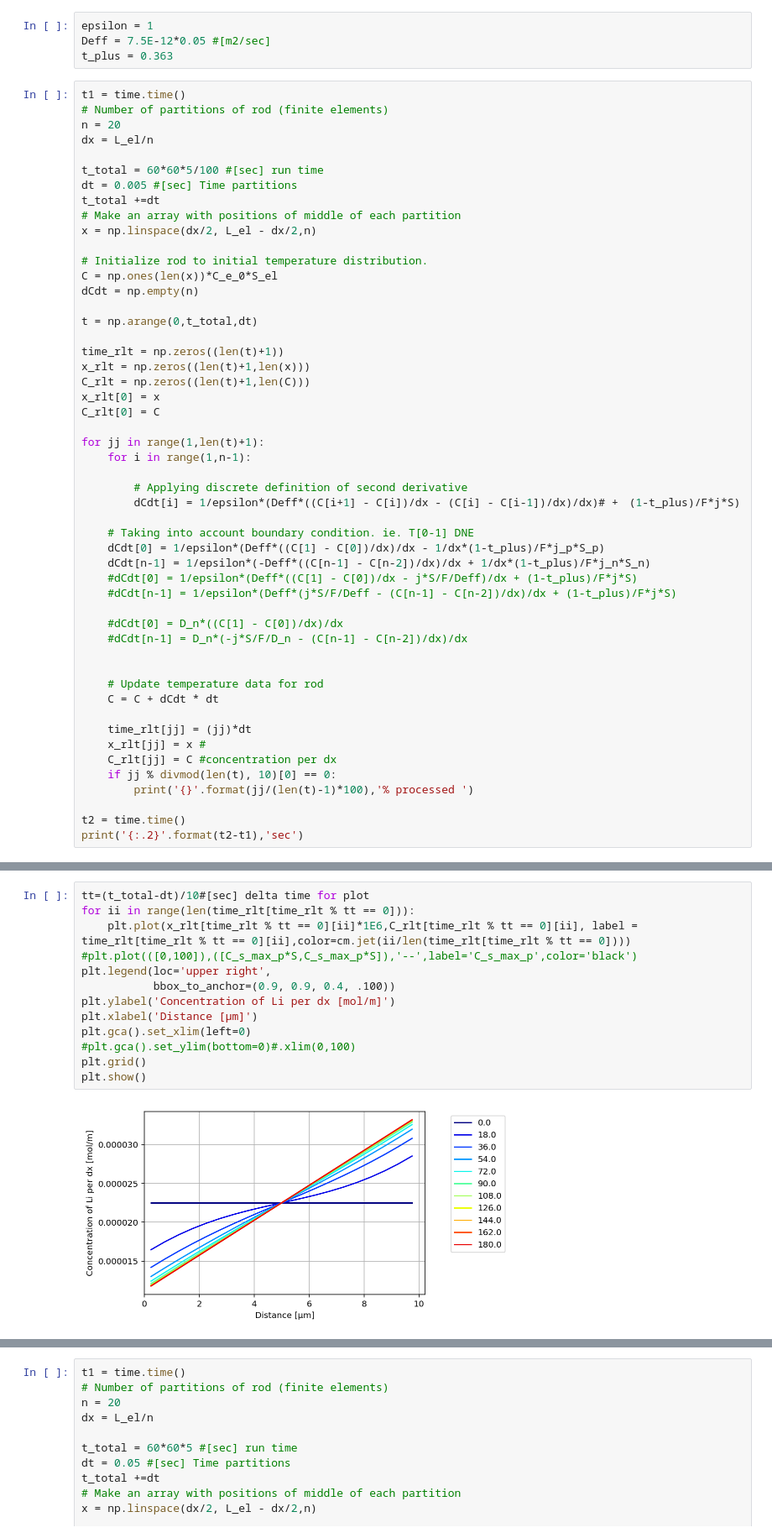
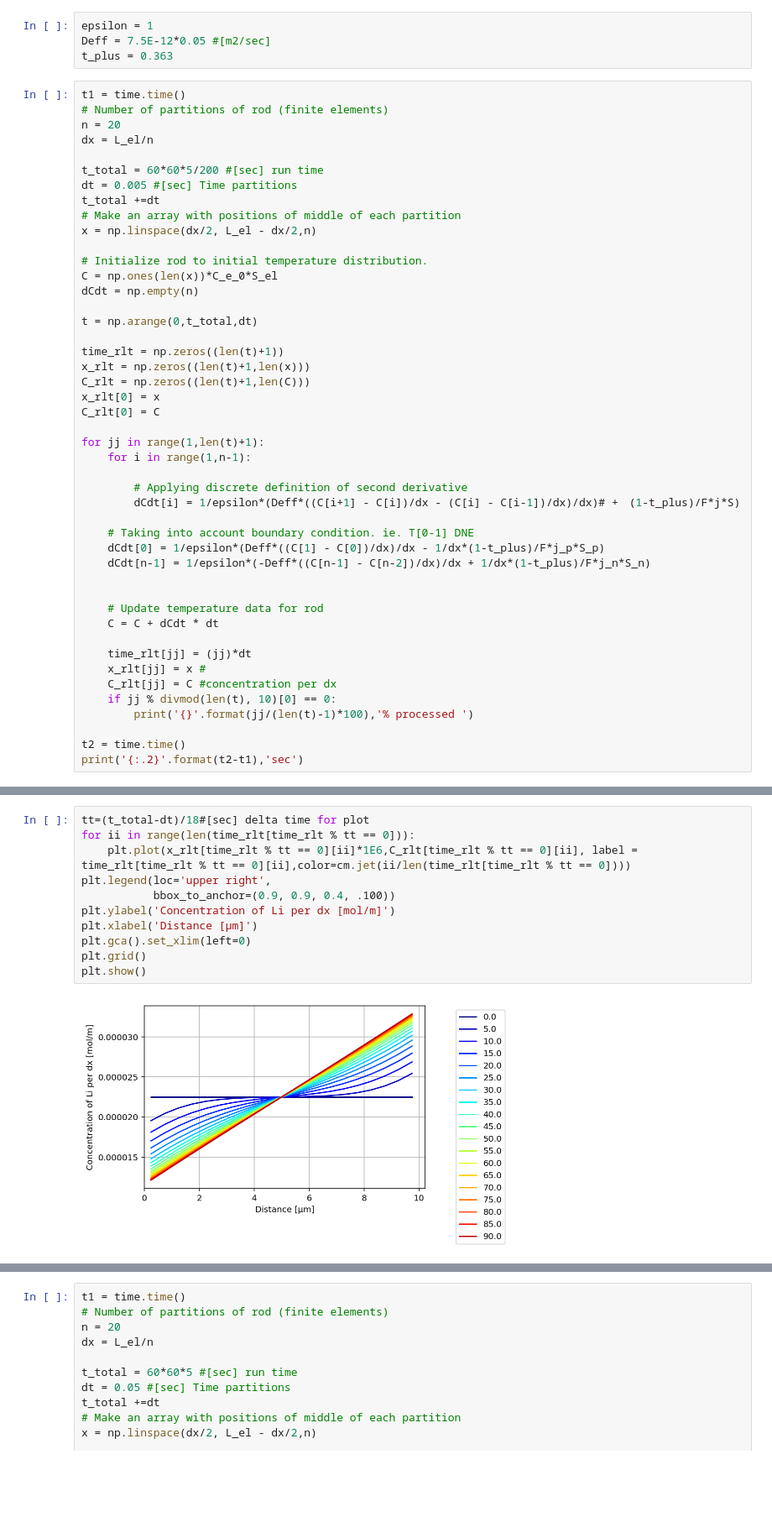
Before and after one commit to TakumaKawahara/BS-StudyGroup, a Jupyter notebook: Model#5/BS_Model#5_ver1.1.ipynb, the cells around one changed output, grey strips where cells are left out. Shown at 84% size. Saved outputs shown, nothing was run; the diff lists cells and outputs as text; blank space fills up the shorter version.

```diff
--- a/Model#5/BS_Model#5_ver1.1.ipynb
+++ b/Model#5/BS_Model#5_ver1.1.ipynb
@@ -634,7 +642,7 @@ t1 = time.time()
 n = 20
 dx = L_el/n
 
-t_total = 60*60*5/100 #[sec] run time
+t_total = 60*60*5/200 #[sec] run time
 dt = 0.005 #[sec] Time partitions
 t_total +=dt
 # Make an array with positions of middle of each partition
@@ -661,11 +669,6 @@ for jj in range(1,len(t)+1):
     # Taking into account boundary condition. ie. T[0-1] DNE
     dCdt[0] = 1/epsilon*(Deff*((C[1] - C[0])/dx)/dx - 1/dx*(1-t_plus)/F*j_p*S_p)
     dCdt[n-1] = 1/epsilon*(-Deff*((C[n-1] - C[n-2])/dx)/dx + 1/dx*(1-t_plus)/F*j_n*S_n)
-    #dCdt[0] = 1/epsilon*(Deff*((C[1] - C[0])/dx - j*S/F/Deff)/dx + (1-t_plus)/F*j*S)
-    #dCdt[n-1] = 1/epsilon*(Deff*(j*S/F/Deff - (C[n-1] - C[n-2])/dx)/dx + (1-t_plus)/F*j*S)
-
-    #dCdt[0] = D_n*((C[1] - C[0])/dx)/dx
-    #dCdt[n-1] = D_n*(-j*S/F/D_n - (C[n-1] - C[n-2])/dx)/dx
 
 
     # Update temperature data for rod
@@ -694,15 +697,13 @@ print('{:.2}'.format(t2-t1),'sec')
 # %%
-tt=(t_total-dt)/10#[sec] delta time for plot
+tt=(t_total-dt)/18#[sec] delta time for plot
 for ii in range(len(time_rlt[time_rlt % tt == 0])):
     plt.plot(x_rlt[time_rlt % tt == 0][ii]*1E6,C_rlt[time_rlt % tt == 0][ii], label = time_rlt[time_rlt % tt == 0][ii],color=cm.jet(ii/len(time_rlt[time_rlt % tt == 0])))
-#plt.plot(([0,100]),([C_s_max_p*S,C_s_max_p*S]),'--',label='C_s_max_p',color='black')
 plt.legend(loc='upper right',
            bbox_to_anchor=(0.9, 0.9, 0.4, .100))
 plt.ylabel('Concentration of Li per dx [mol/m]')
 plt.xlabel('Distance [μm]')
 plt.gca().set_xlim(left=0)
-#plt.gca().set_ylim(bottom=0)#.xlim(0,100)
 plt.grid()
 plt.show()
 # %% [output]
-[figure, old version]
+[figure, new version]
```
Also changed, not shown: parts of 26 cells of this notebook.
